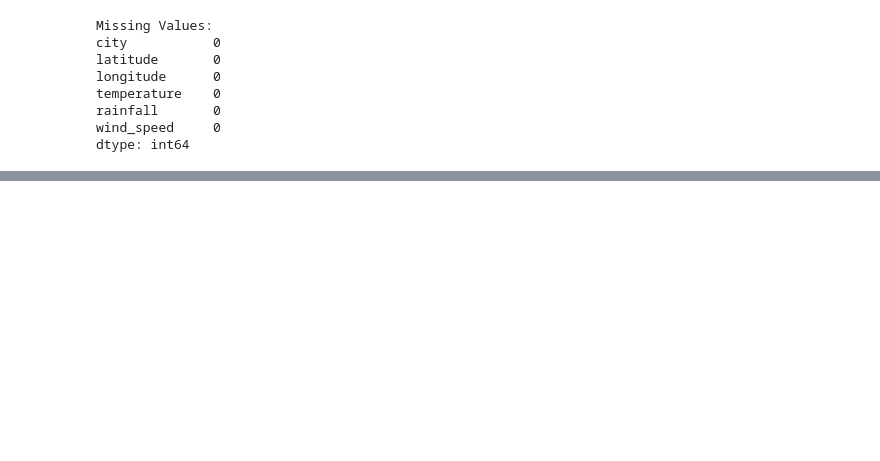
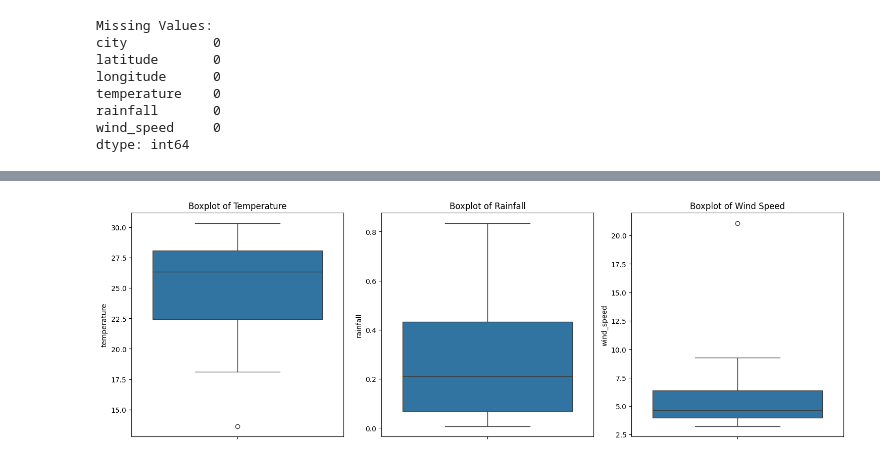
Before and after one commit to Praveen7-C/AI-Enhanced-Multi-Hazard-Early-Warning-System, a Jupyter notebook: AI_Enhanced_MultiHazard_EarlyWarning_System.ipynb, the cells around one changed output, grey strips where cells are left out. Drawn from its saved outputs; the diff is of its cells as text; code cells hidden in the pictures; blank space fills up the shorter version.

```diff
--- a/AI_Enhanced_MultiHazard_EarlyWarning_System.ipynb
+++ b/AI_Enhanced_MultiHazard_EarlyWarning_System.ipynb
@@ -238,0 +277,18 @@ fig.show()
+# %%
+plt.figure(figsize=(15, 5))
+plt.subplot(1, 3, 1)
+sns.boxplot(data=data, y='temperature')
+plt.title('Boxplot of Temperature')
+
+plt.subplot(1, 3, 2)
+sns.boxplot(data=data, y='rainfall')
+plt.title('Boxplot of Rainfall')
+
+plt.subplot(1, 3, 3)
+sns.boxplot(data=data, y='wind_speed')
+plt.title('Boxplot of Wind Speed')
+
+plt.tight_layout()
+plt.show()
+# %% [output]
+[figure, added]
```
Also changed, not shown: parts of 16 cells of this notebook.
